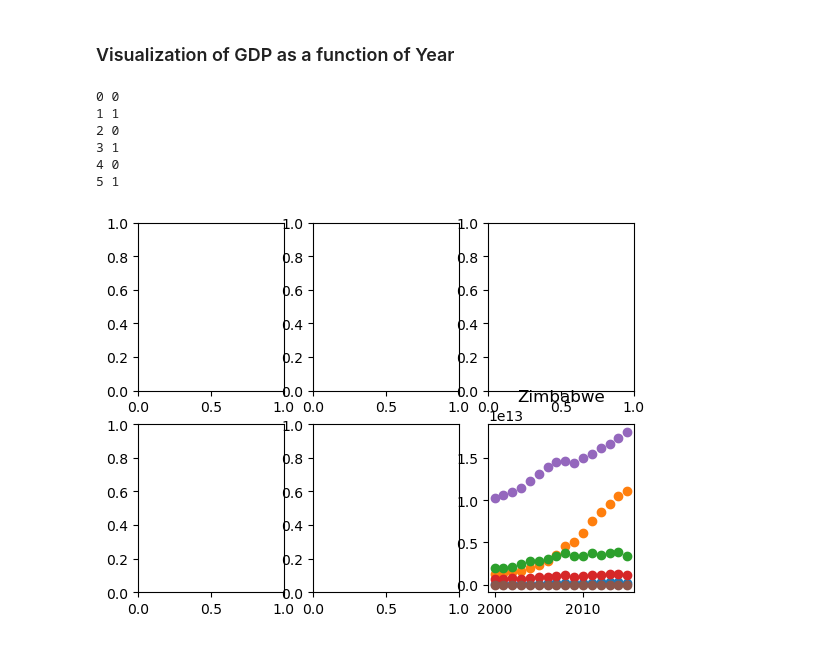
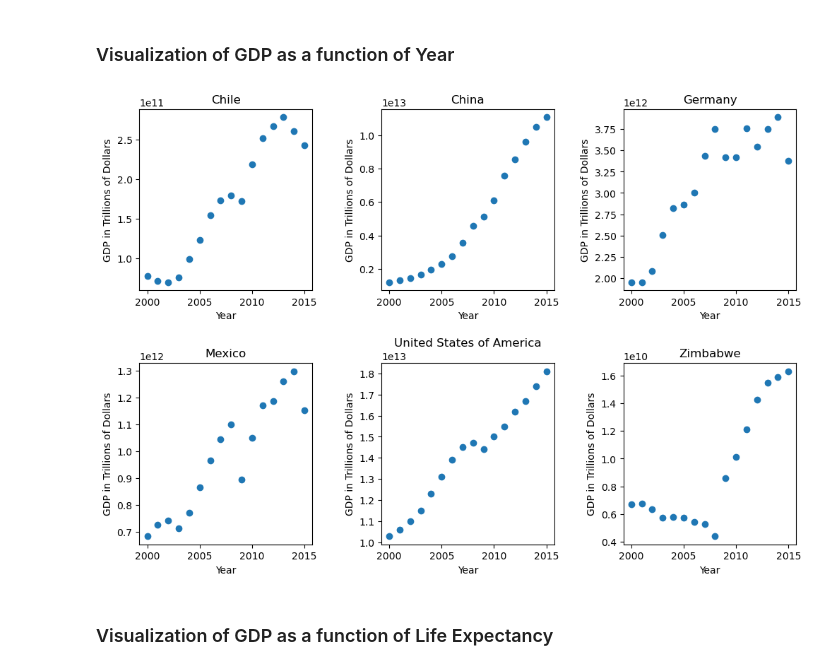
Before and after one commit to Kwamewusu/ml_portfolio, a Jupyter notebook: Life-Expectancy-and-GDP-Starter/life_expectancy_gdp.ipynb, the cells around one changed output. Drawn from its saved outputs; the diff is of its cells as text; code cells hidden in the pictures.

Commit message:
Visualization of GDP vs. time.

```diff
--- a/Life-Expectancy-and-GDP-Starter/life_expectancy_gdp.ipynb
+++ b/Life-Expectancy-and-GDP-Starter/life_expectancy_gdp.ipynb
@@ -92,22 +92,18 @@ Name: Life expectancy at birth (years), dtype: float64
 # %% [markdown]
 ### Visualization of GDP as a function of Year
 # %%
-gdp_yrs_fig, axes = plt.subplots(2, 3)
-# data_by_country = data.groupby('Country')
+gdp_yrs_fig, axes = plt.subplots(2, 3, figsize=(12, 8))
+gdp_yrs_fig.subplots_adjust(wspace=0.4, hspace=0.4)
 
 for idx, country in enumerate(countries):
     xvals = data[data['Country'] == country]['Year']
     yvals = data[data['Country'] == country]['GDP']
 
-    print(idx, idx % 2)
-
-    axes[idx % 2, idx % 2] = plt.scatter(x=xvals, y=yvals)
-    plt.title(country)
+    gdp_yrs_fig.axes[idx].scatter(x=xvals, y=yvals)
+    gdp_yrs_fig.axes[idx].set_title(country)
+    gdp_yrs_fig.axes[idx].set_xlabel('Year')
+    gdp_yrs_fig.axes[idx].set_ylabel('GDP in Trillions of Dollars')
 # %% [output]
-0 0
-1 1
-2 0
-3 1
-4 0
-5 1
-[figure, old version]
+[figure, new version]
+# %% [markdown]
+### Visualization of GDP as a function of Life Expectancy
```
Also changed, not shown: parts of 2 cells of this notebook.
